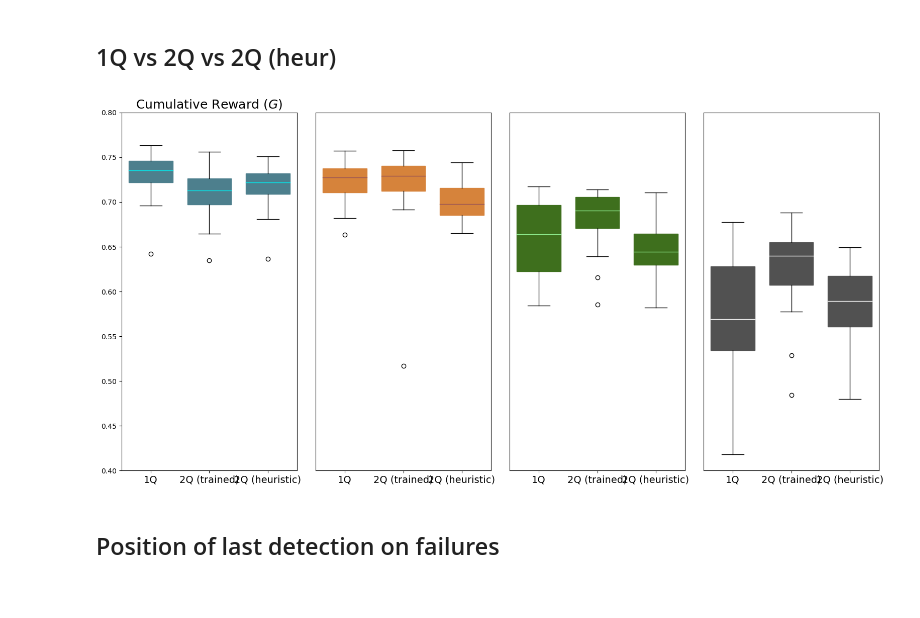
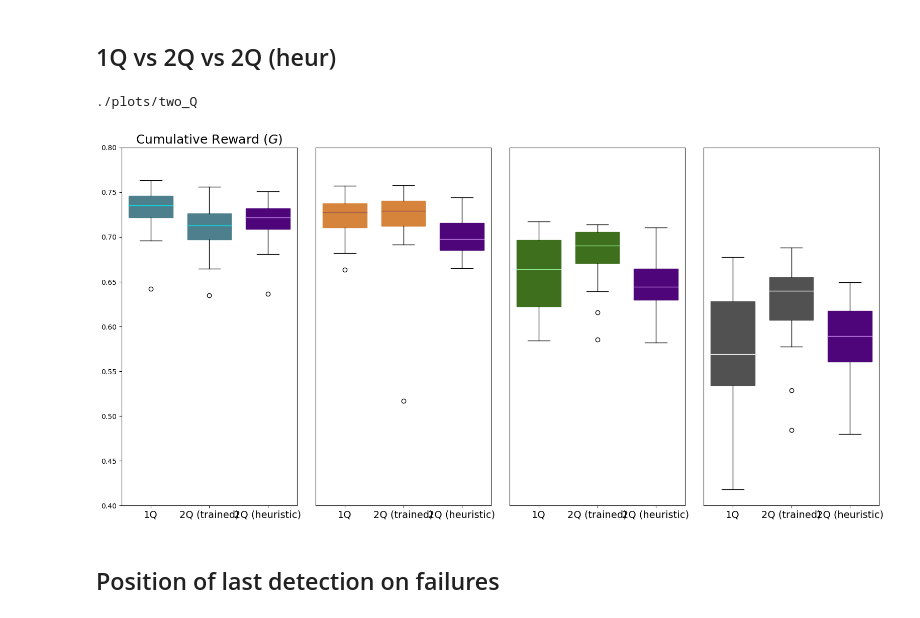
Before and after one commit to PimLb/pynav, a Jupyter notebook: notebooks/PaperFigures.ipynb, the cells around one changed output. Drawn from its saved outputs; the diff is of its cells as text; code cells hidden in the pictures.

```diff
--- a/notebooks/PaperFigures.ipynb
+++ b/notebooks/PaperFigures.ipynb
@@ -718,7 +740,7 @@ for i in range(num_settings):
     positions += [base + j * subgroup_spacing for j in range(num_subgroups)]
 
 
-fig, ax = plt.subplots(1, 3, figsize=(22, 6))
+fig, ax = plt.subplots(1, 3, figsize=(20, 6))
 b1 = ax[0].boxplot(creward_data, positions=positions, patch_artist=True)
 b2 = ax[1].boxplot(speed_data, positions=positions, patch_artist=True)
 b3 = ax[2].boxplot(conv_data, positions=positions, patch_artist=True)
@@ -743,9 +765,9 @@ ax[1].set_title("Speed ($T_{min}/T$)", fontsize=18)
 ax[2].set_title("Convergence Ratio", fontsize=18)
 
 
-ax[0].set_ylim([0.0, 1.01])
-ax[1].set_ylim([0.0, 1.01])
-ax[2].set_ylim([0.0, 1.01])
-
+ax[0].set_ylim([0.2, 0.81])
+ax[1].set_ylim([0.55, 1.01])
+ax[2].set_ylim([0.55, 1.01])
+fig.tight_layout()
 fig.savefig(f"{out_path}/performance/performance.pdf", bbox_inches='tight')
 # %% [output]
@@ -1486,35 +1508,40 @@ for setting_idx, setting in enumerate(['dense', 'middle', 'sparse', 'sparser']):
 #  fig.suptitle(f"Trained on {setting}", fontsize=20)
   b1 = ax.boxplot(creward_data, widths=width,  patch_artist=True)
   # b2 = ax[1].boxplot(speed_data,  patch_artist=True)
   # b3 = ax[2].boxplot(conv_data,  patch_artist=True)
-
+  color_last = "#4E0579"
+  color_last_med = "#CD8EF1"
   for i in range(len(b1['boxes'])):
       b1['boxes'][i].set_color(box_colors[setting_idx])
       b1['medians'][i].set_color(median_colors[setting_idx])
+      b1['boxes'][-1].set_color(color_last)
+      b1['medians'][-1].set_color(color_last_med)
       # b2['boxes'][i].set_color(box_colors[setting_idx])
       # b2['medians'][i].set_color(median_colors[setting_idx])
       # b3['boxes'][i].set_color(box_colors[setting_idx])
       # b3['medians'][i].set_color(median_colors[setting_idx])
   ax.set_xticks(ticks=range(1, 4), labels=['1Q', '2Q (trained)', '2Q (heuristic)'], fontsize=14)
 
   # for i in range(len(ax)):
   #     ax[i].set_xticks(ticks=range(1, 4), labels=['1Q', '2Q (trained)', '2Q (heuristic)'], fontsize=14)
   ax.set_ylim([0.4, 0.8])
   if setting_idx > 0:
     ax.set_yticks([])
 #    ax.set_axis_off()
 #  ax.set_xlim([-12.0, 12.5])
 #  ax[0].set_aspect(aspect=0.24)
   if setting_idx == 0:
     ax.set_title("Cumulative Reward ($G$)", fontsize=18)
     # ax[1].set_title("Speed ($T_{min}/T$)", fontsize=18)
     # ax[2].set_title("Convergence Ratio", fontsize=18)
 
 fig.tight_layout()
+print(out_path)
 fig.savefig(f"{out_path}/performance/1q_vs_2q_2q_nat_native.pdf", bbox_inches='tight')
 #plt.close(fig)
 # %% [output]
+./plots/two_Q
-[figure, old version]
+[figure, new version]
 # %% [markdown]
 ## Position of last detection on failures
 # %%
```
Also changed, not shown: parts of 7 cells of this notebook, 6 other files.
